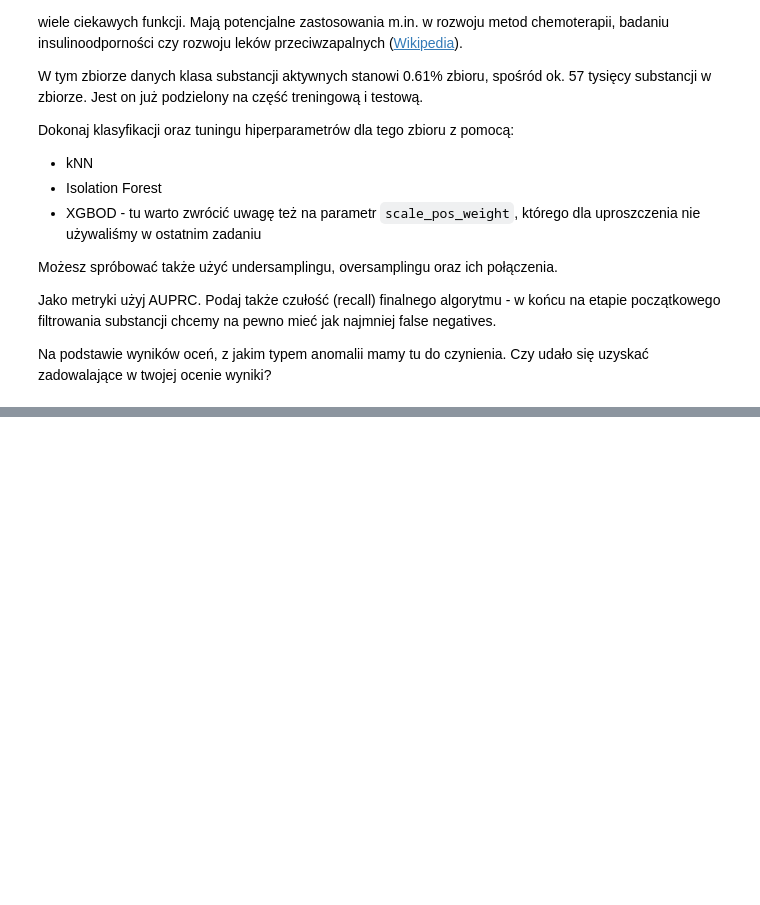
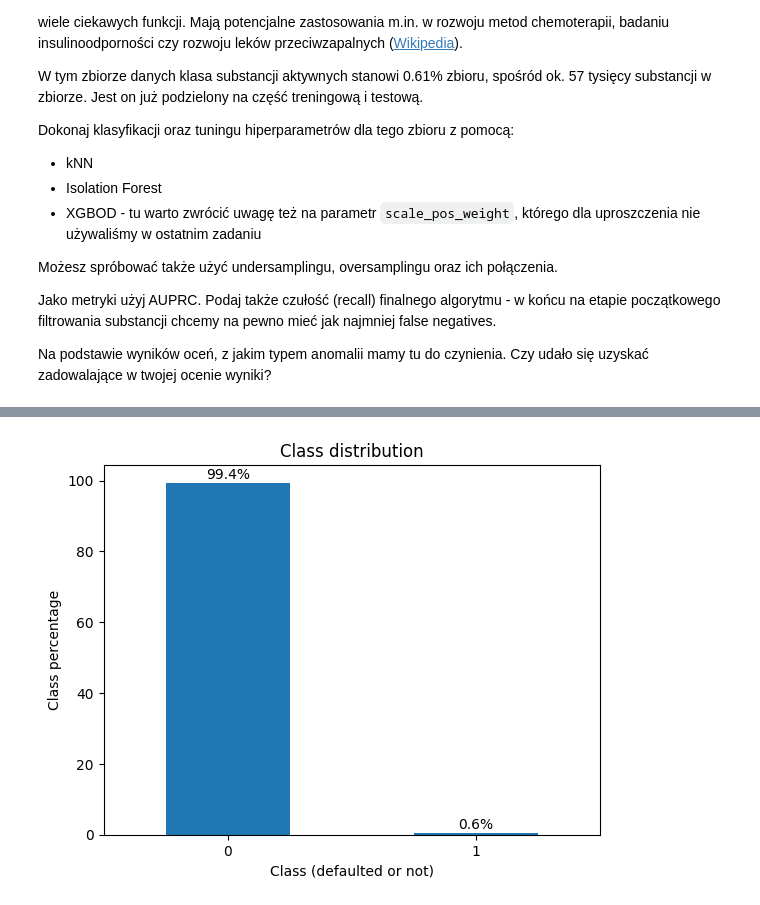
Before and after one commit to Jeremylaby/podstawy-uczenia-maszynowego-24-25, a Jupyter notebook: lab5/notebook.ipynb, the cells around one changed output, grey strips where cells are left out. Saved outputs shown, nothing was run; the diff lists cells and outputs as text; code cells hidden in the pictures; blank space fills up the shorter version.

```diff
--- a/lab5/notebook.ipynb
+++ b/lab5/notebook.ipynb
@@ -528,3 +1010,6 @@ Możesz spróbować także użyć undersamplingu, oversamplingu oraz ich połąc
 Jako metryki użyj AUPRC. Podaj także czułość (recall) finalnego algorytmu - w końcu na etapie początkowego filtrowania substancji chcemy na pewno mieć jak najmniej false negatives.
 
 Na podstawie wyników oceń, z jakim typem anomalii mamy tu do czynienia. Czy udało się uzyskać zadowalające w twojej ocenie wyniki?
+# %%
+df_train = pd.read_csv("AID746red_train.csv")
+df_test = pd.read_csv("AID746red_test.csv")
@@ -530,0 +1036,2 @@ Na podstawie wyników oceń, z jakim typem anomalii mamy tu do czynienia. Czy ud
+# %%
+y_train = df_train.pop("Outcome").apply(lambda x: 1 if x == "Active" else 0).astype(int)
@@ -530,0 +1050,17 @@ Na podstawie wyników oceń, z jakim typem anomalii mamy tu do czynienia. Czy ud
+# %%
+import matplotlib.pyplot as plt
+
+class_counts = y_train.value_counts(normalize=True) * 100
+bar = class_counts.plot.bar(
+    title="Class distribution",
+    rot=0,
+    xlabel="Class (defaulted or not)",
+    ylabel="Class percentage",
+)
+
+for i, v in enumerate(class_counts):
+    bar.text(i, v + 1, f"{v:.1f}%", ha="center", fontsize=10)
+
+plt.show()
+# %% [output]
+[figure, added]
```
Also changed, not shown: parts of 58 cells of this notebook, 2 other files.
